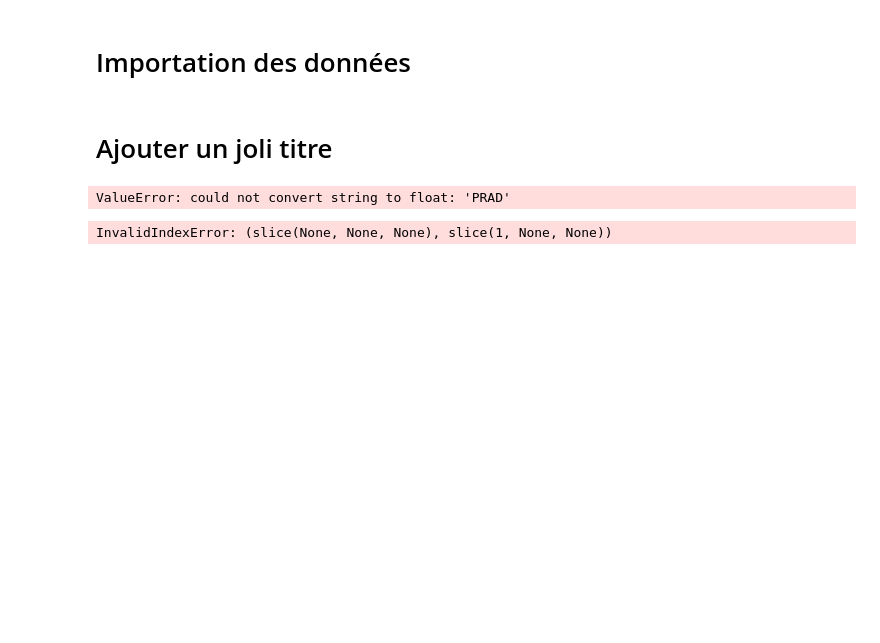
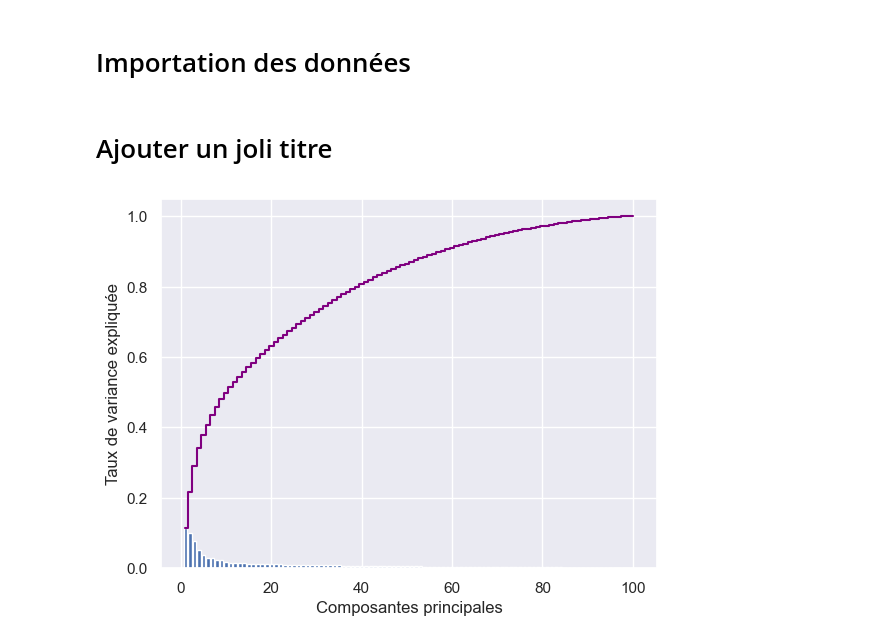
Before and after one commit to leaajo/APST, a Jupyter notebook: 1_acp.ipynb, the cells around one changed output. Saved outputs shown, nothing was run; the diff lists cells and outputs as text; code cells hidden in the pictures; blank space fills up the shorter version.

Commit message:
3-MAJ ACP + dataviz + graphes sauv (fin ACP)

```diff
--- a/1_acp.ipynb
+++ b/1_acp.ipynb
@@ -3,45 +3,43 @@
 # %%
 import csv
 import matplotlib.pyplot as plt
+import numpy as np
 import seaborn as sns
+sns.set_theme()
 import pandas as pd
+import plotly.express as px
 from sklearn.decomposition import PCA
 from sklearn.preprocessing import StandardScaler
 # %% [markdown]
 # Ajouter un joli titre
 # %%
-data = pd.read_csv("data/sample_10_1.csv")
-#data = data.drop(columns=["Unnamed: 0"])
-Xsubset = data.iloc[:,1:]
+data = pd.read_csv("data/sample_100_3.csv")
+
+#Pour le data complet
+#labels = pd.read_csv('data/labels.csv')
+#data = pd.merge(data, labels, on="Unnamed: 0", how="inner")
+#data.set_index('Unnamed: 0', inplace=True)
+
+Xsubset = data.drop(columns=["Class"]).iloc[:,1:]
+#Xsubset = data.iloc[:,1:]
 
 # Standardisation des donnees
 scale = StandardScaler()
 Xsubset_2 = scale.fit_transform(Xsubset)
 
-#Xsubset_2 = pd.DataFrame(Xsubset_2, colums=Xsubset.columns)
+Xsubset_2 = pd.DataFrame(Xsubset_2, columns=Xsubset.columns)
-# %% [output]
-ValueError: could not convert string to float: 'PRAD'
-# %%
-data = pd.read_csv("data/sample_10_1.csv")
-Xsubset=data[:,1:]
-
-# Standardisation des donnees
-scale = StandardScaler()
-Xsubset_2 = scale.fit_transform(Xsubset)
-
-Xsubset_2 = pd.DataFrame(Xsubset_2, colums=Xsubset.columns)
-# %% [output]
-InvalidIndexError: (slice(None, None, None), slice(1, None, None))
 # %%
 # Réalisation de l'ACP
 pca = PCA()
 pca.fit(Xsubset_2)
 components = pca.fit_transform(Xsubset_2)
 # %%
-plt.bar(range(1,len(pca.explained_variance_ratio_)+1), pca.explained_variance_ratio_, alpha=0.5, align='center')
-plt.step(range(1,len(pca.explained_variance_ratio_)+1), np.cumsum(pca.explained_variance_ratio_), where='mid', color='red')
+plt.bar(range(1,len(pca.explained_variance_ratio_)+1), pca.explained_variance_ratio_, alpha=1, align='center')
+plt.step(range(1,len(pca.explained_variance_ratio_)+1), np.cumsum(pca.explained_variance_ratio_), where='mid', color='purple')
 
 # Ajout des légendes
-plt.ylabel('Explained variance ratio')
-plt.xlabel('Principal Components')
+plt.ylabel('Taux de variance expliquée') #violet : Variance expliquée cumulée
+plt.xlabel('Composantes principales')
 plt.show()
+# %% [output]
+[figure, added]
```
Also changed, not shown: parts of 2 cells of this notebook, 5 other files.
